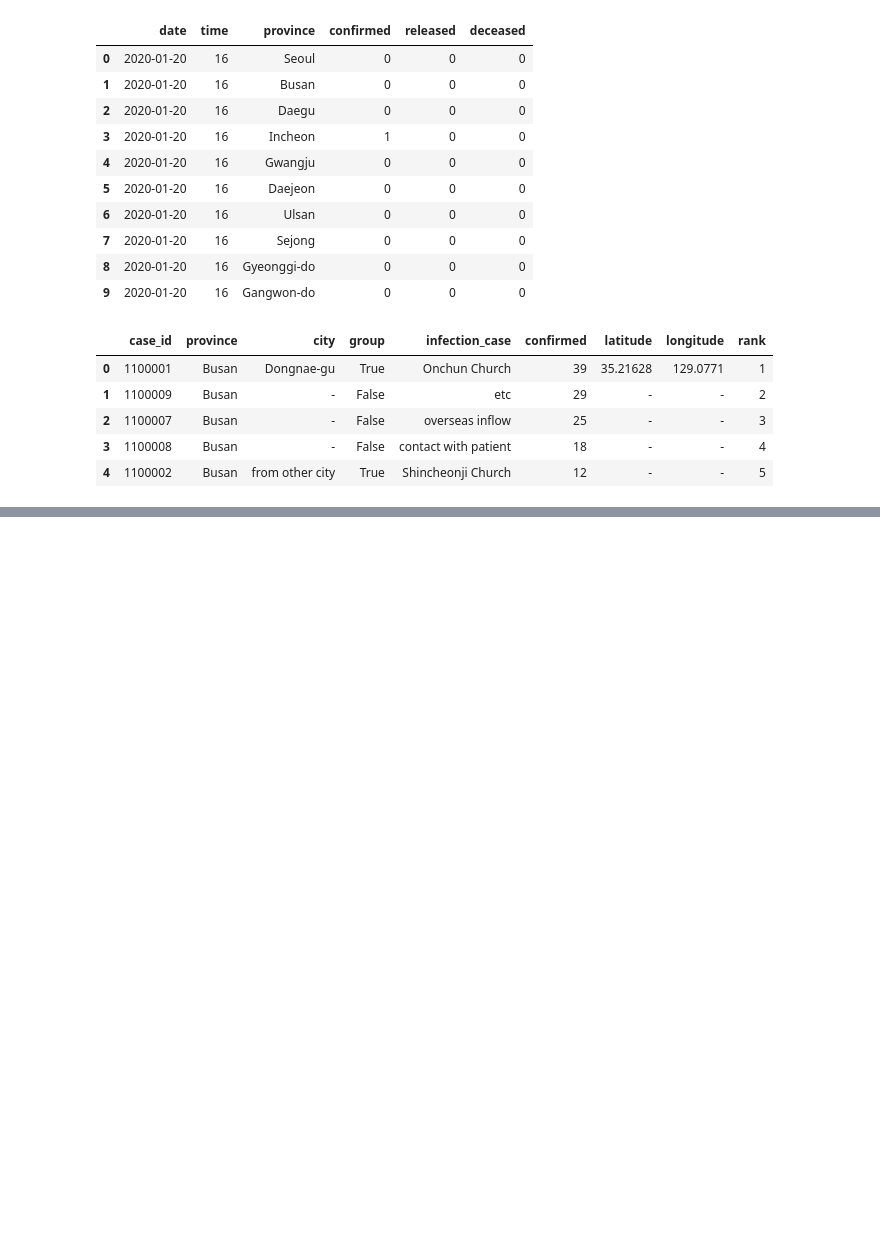
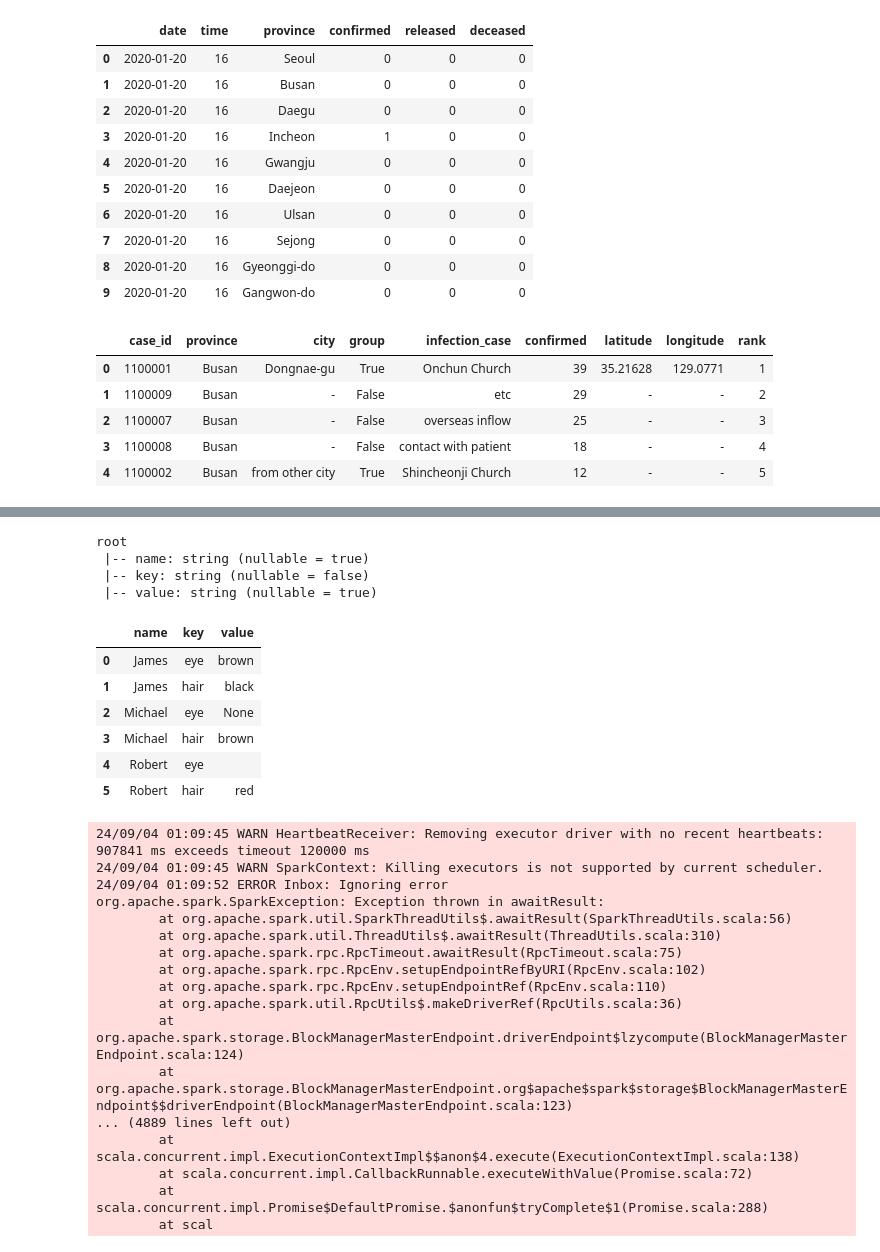
Before and after one commit to KulyashDahiya/DataEngineering, a Jupyter notebook: PysparkLearning/Basics/2_Dataframe.ipynb, the cells around one changed output, grey strips where cells are left out. Saved outputs shown, nothing was run; the diff lists cells and outputs as text; code cells hidden in the pictures; blank space fills up the shorter version.

```diff
--- a/PysparkLearning/Basics/2_Dataframe.ipynb
+++ b/PysparkLearning/Basics/2_Dataframe.ipynb
@@ -296,0 +355,36 @@ timeprovinceWithLag.filter(timeprovinceWithLag.date>'2020-03-10').limit(10).toPa
+# %%
+#1.2 explode – map column example
+# explode() on map column
+
+df3 = df.select(df.name,F.explode(df.properties))
+df3.printSchema()
+df3.toPandas()
+# %% [output]
+root
+ |-- name: string (nullable = true)
+ |-- key: string (nullable = false)
+ |-- value: string (nullable = true)
+|  | name | key | value |
+| 0 | James | eye | brown |
+| 1 | James | hair | black |
+| 2 | Michael | eye | None |
+| 3 | Michael | hair | brown |
+| 4 | Robert | eye |  |
+| 5 | Robert | hair | red |
+24/09/04 01:09:45 WARN HeartbeatReceiver: Removing executor driver with no recent heartbeats: 907841 ms exceeds timeout 120000 ms
+24/09/04 01:09:45 WARN SparkContext: Killing executors is not supported by current scheduler.
+24/09/04 01:09:52 ERROR Inbox: Ignoring error
+org.apache.spark.SparkException: Exception thrown in awaitResult:
+        at org.apache.spark.util.SparkThreadUtils$.awaitResult(SparkThreadUtils.scala:56)
+        at org.apache.spark.util.ThreadUtils$.awaitResult(ThreadUtils.scala:310)
+        at org.apache.spark.rpc.RpcTimeout.awaitResult(RpcTimeout.scala:75)
+        at org.apache.spark.rpc.RpcEnv.setupEndpointRefByURI(RpcEnv.scala:102)
+        at org.apache.spark.rpc.RpcEnv.setupEndpointRef(RpcEnv.scala:110)
+        at org.apache.spark.util.RpcUtils$.makeDriverRef(RpcUtils.scala:36)
+        at org.apache.spark.storage.BlockManagerMasterEndpoint.driverEndpoint$lzycompute(BlockManagerMasterEndpoint.scala:124)
+        at org.apache.spark.storage.BlockManagerMasterEndpoint.org$apache$spark$storage$BlockManagerMasterEndpoint$$driverEndpoint(BlockManagerMasterEndpoint.scala:123)
+... (4889 lines left out)
+        at scala.concurrent.impl.ExecutionContextImpl$$anon$4.execute(ExecutionContextImpl.scala:138)
+        at scala.concurrent.impl.CallbackRunnable.executeWithValue(Promise.scala:72)
+        at scala.concurrent.impl.Promise$DefaultPromise.$anonfun$tryComplete$1(Promise.scala:288)
+        at scal
```
Also changed, not shown: parts of 3 cells of this notebook.
